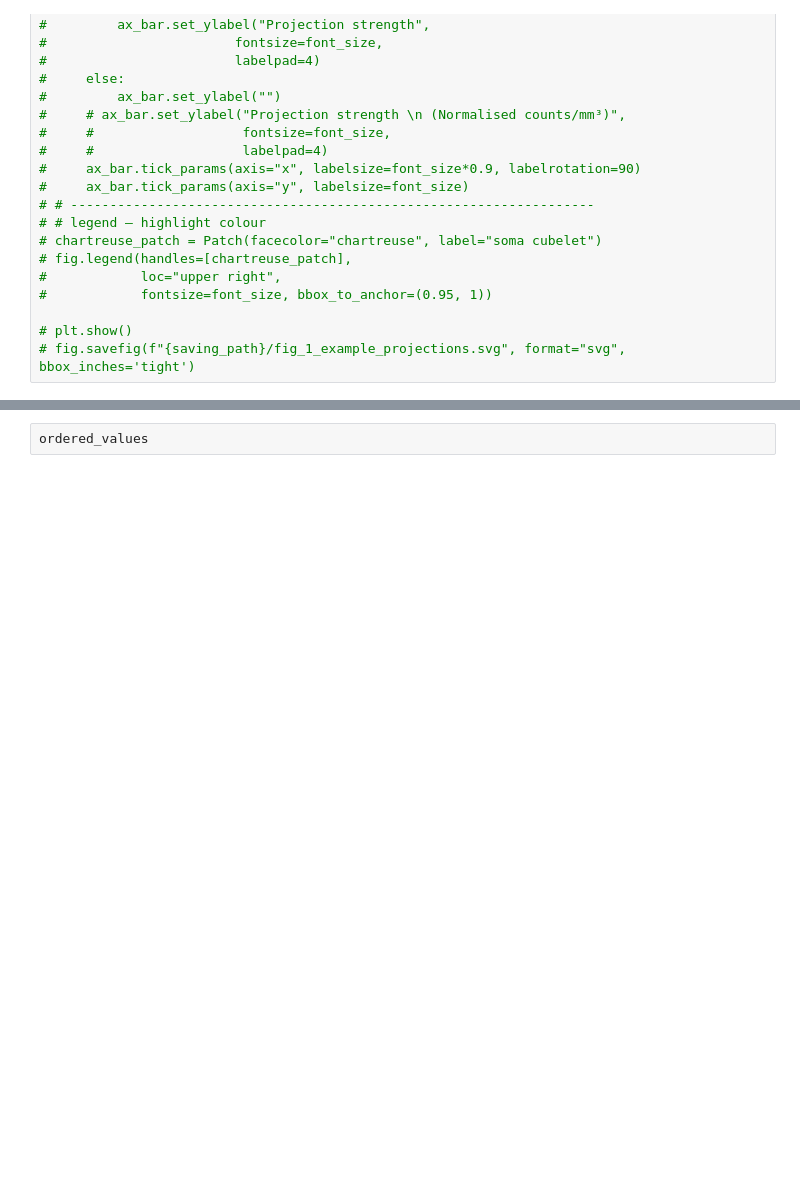
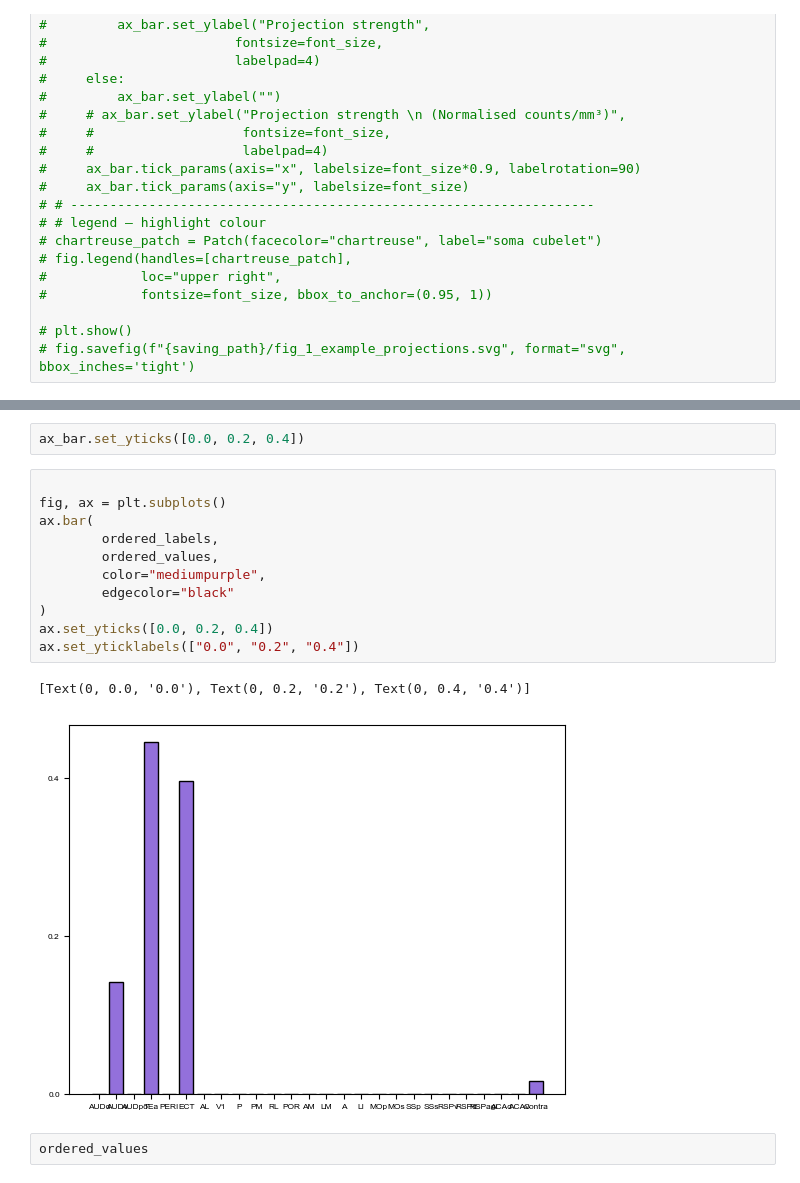
Before and after one commit to znamlab/MAPseq_processing, a Jupyter notebook: final_processing/fig_1_example_projections_updated.ipynb, the cells around one changed output, grey strips where cells are left out. Saved outputs shown, nothing was run; the diff lists cells and outputs as text; blank space fills up the shorter version.

```diff
--- a/final_processing/fig_1_example_projections_updated.ipynb
+++ b/final_processing/fig_1_example_projections_updated.ipynb
@@ -1839,3 +1844,19 @@ fig.savefig(f"{saving_path}/fig_1_example_projections.svg", format="svg", bbox_i
+# %%
+ax_bar.set_yticks([0.0, 0.2, 0.4])
+# %%
+
+fig, ax = plt.subplots()
+ax.bar(
+        ordered_labels,
+        ordered_values,
+        color="mediumpurple",
+        edgecolor="black"
+)
+ax.set_yticks([0.0, 0.2, 0.4])
+ax.set_yticklabels(["0.0", "0.2", "0.4"])
+# %% [output]
+[Text(0, 0.0, '0.0'), Text(0, 0.2, '0.2'), Text(0, 0.4, '0.4')]
+[figure, added]
 # %%
 ordered_values
 # %% [output]
```
Also changed, not shown: parts of 12 cells of this notebook, 7 other files.
